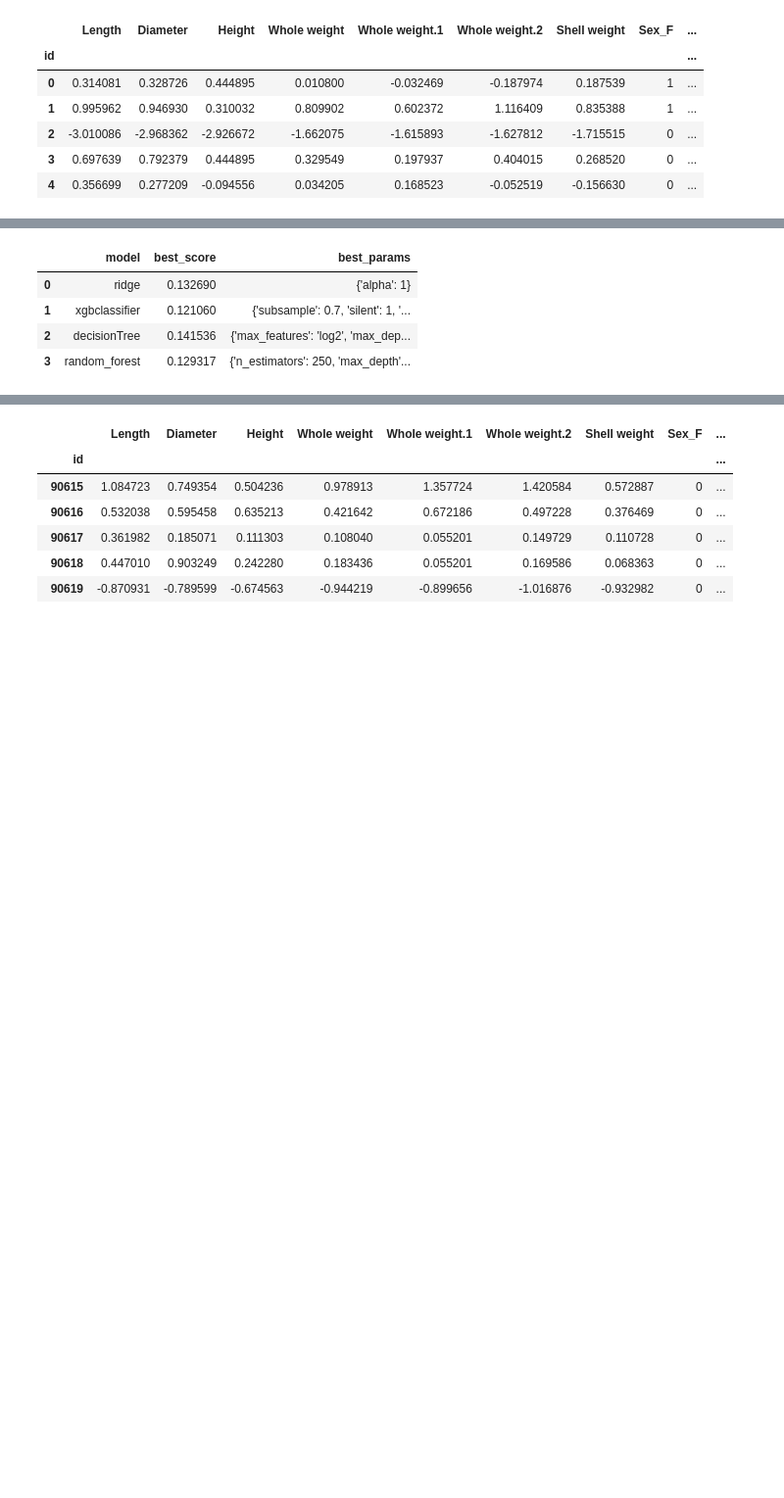
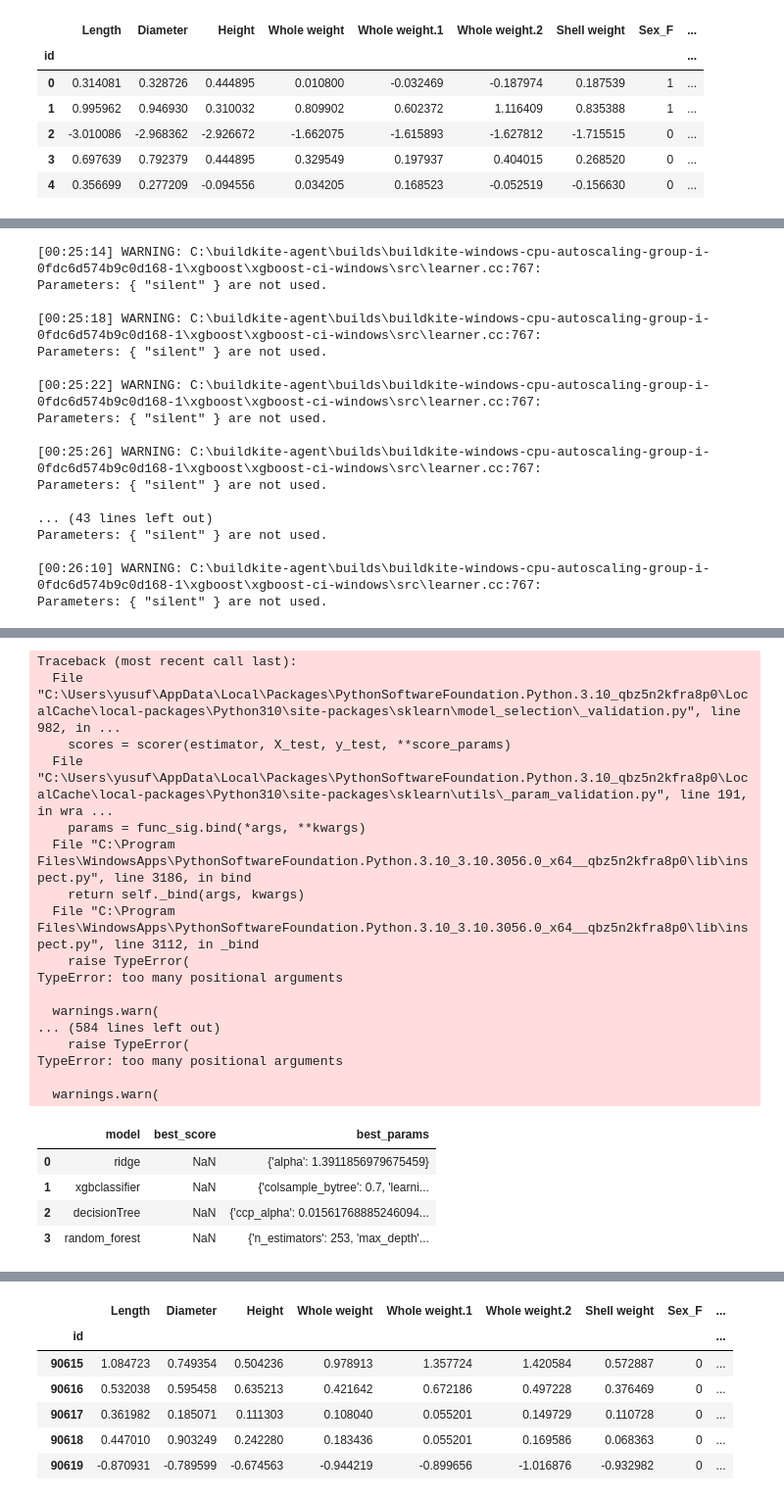
Before and after one commit to ysfcil/Data-Analysis, a Jupyter notebook: kaggle/abalone.ipynb, the cells around one changed output, grey strips where cells are left out. Shown at 98% size. Saved outputs shown, nothing was run; the diff lists cells and outputs as text; code cells hidden in the pictures; blank space fills up the shorter version.

```diff
--- a/kaggle/abalone.ipynb
+++ b/kaggle/abalone.ipynb
@@ -132,12 +133,18 @@ x_train, x_test, y_train, y_test = train_test_split(x, y, stratify=y, random_sta
 from xgboost import XGBRegressor
 from sklearn.linear_model import Ridge
 from sklearn.ensemble import RandomForestRegressor
+from scipy.stats import loguniform
+params = loguniform(1, 10)
+params2 = loguniform (0.0001, 1000)
+params3 = loguniform (0, 100)
+params4 = range(1, 300)
+params5 = loguniform(0.0001, 0.1)
 model_params = {
 
         'ridge': {
             'model': Ridge(),
             'params': {
-                'alpha':[1, 10]
+                'alpha':params
             }
         },
         "xgbclassifier":
@@ -146,14 +153,13 @@ model_params = {
             "params":
             {
               'nthread':[4], #when use hyperthread, xgboost may become slower
-              'objective':['reg:linear'],
-              'learning_rate': [.03, 0.05, .07], #so called `eta` value
+              'learning_rate': params5, #so called `eta` value
               'max_depth': [5, 6, 7],
               'min_child_weight': [4],
               'silent': [1],
               'subsample': [0.7],
               'colsample_bytree': [0.7],
-              'n_estimators': [500]
+              'n_estimators': params4
             }
         },
         "decisionTree":
@@ -162,7 +168,7 @@ model_params = {
             "params":
             {
               'max_features': ['auto', 'sqrt', 'log2'],
-              'ccp_alpha': [0.1, .01, .001],
+              'ccp_alpha': params5,
               'max_depth' : [5, 6, 7, 8, 9],
               'criterion' :['absolute_error', 'poisson', 'friedman_mse', 'squared_error']
             }
@@ -170,24 +176,30 @@ model_params = {
         'random_forest': {
         'model': RandomForestRegressor(),
         'params' : {
-            'n_estimators': [100, 150, 200, 250, 300],
+            'n_estimators': params4,
             'max_depth': [1,2,3,4]
         }
     }
     }
 # %%
 from sklearn.model_selection import GridSearchCV
+from sklearn.experimental import enable_halving_search_cv
 from sklearn.model_selection import ShuffleSplit
 from sklearn.metrics import r2_score, root_mean_squared_log_error
+from sklearn.model_selection import RandomizedSearchCV
+from sklearn.decomposition import PCA
+pca = PCA(n_components=3)
+x = pca.fit_transform(x)
+
 scores = []
+
 cv = ShuffleSplit(n_splits=5, test_size=0.2, random_state=0)
 for model_name, mp in model_params.items():
-    clf =  RandomizedSearchCV(mp['model'], mp['params'], return_train_score=False ,n_iter = 10, cv = cv, verbose=2, random_state=42)
-    clf.fit(x_train, y_train)
-    y_predd = clf.predict(x_test)
+    clf =  RandomizedSearchCV(mp['model'], mp['params'], scoring=root_mean_squared_log_error,n_iter = 5, return_train_score=False,  cv = cv)
+    clf.fit(x, y)
     scores.append({
         'model': model_name,
-        'best_score': root_mean_squared_log_error(y_test, y_predd),
+        'best_score': clf.best_score_,
         'best_params': clf.best_params_
     })
 
@@ -250,0 +252,17 @@ Fitting 3 folds for each of 10 candidates, totalling 30 fits
+[00:25:14] WARNING: C:\buildkite-agent\builds\buildkite-windows-cpu-autoscaling-group-i-0fdc6d574b9c0d168-1\xgboost\xgboost-ci-windows\src\learner.cc:767:
+Parameters: { "silent" } are not used.
+
+[00:25:18] WARNING: C:\buildkite-agent\builds\buildkite-windows-cpu-autoscaling-group-i-0fdc6d574b9c0d168-1\xgboost\xgboost-ci-windows\src\learner.cc:767:
+Parameters: { "silent" } are not used.
+
+[00:25:22] WARNING: C:\buildkite-agent\builds\buildkite-windows-cpu-autoscaling-group-i-0fdc6d574b9c0d168-1\xgboost\xgboost-ci-windows\src\learner.cc:767:
+Parameters: { "silent" } are not used.
+
+[00:25:26] WARNING: C:\buildkite-agent\builds\buildkite-windows-cpu-autoscaling-group-i-0fdc6d574b9c0d168-1\xgboost\xgboost-ci-windows\src\learner.cc:767:
+Parameters: { "silent" } are not used.
+
+... (43 lines left out)
+Parameters: { "silent" } are not used.
+
+[00:26:10] WARNING: C:\buildkite-agent\builds\buildkite-windows-cpu-autoscaling-group-i-0fdc6d574b9c0d168-1\xgboost\xgboost-ci-windows\src\learner.cc:767:
+Parameters: { "silent" } are not used.
@@ -251,5 +271,22 @@ Fitting 3 folds for each of 10 candidates, totalling 30 fits
+Traceback (most recent call last):
+  File "C:\Users\yusuf\AppData\Local\Packages\PythonSoftwareFoundation.Python.3.10_qbz5n2kfra8p0\LocalCache\local-packages\Python310\site-packages\sklearn\model_selection\_validation.py", line 982, in ...
+    scores = scorer(estimator, X_test, y_test, **score_params)
+  File "C:\Users\yusuf\AppData\Local\Packages\PythonSoftwareFoundation.Python.3.10_qbz5n2kfra8p0\LocalCache\local-packages\Python310\site-packages\sklearn\utils\_param_validation.py", line 191, in wra ...
+    params = func_sig.bind(*args, **kwargs)
+  File "C:\Program Files\WindowsApps\PythonSoftwareFoundation.Python.3.10_3.10.3056.0_x64__qbz5n2kfra8p0\lib\inspect.py", line 3186, in bind
+    return self._bind(args, kwargs)
+  File "C:\Program Files\WindowsApps\PythonSoftwareFoundation.Python.3.10_3.10.3056.0_x64__qbz5n2kfra8p0\lib\inspect.py", line 3112, in _bind
+    raise TypeError(
+TypeError: too many positional arguments
+
+  warnings.warn(
+... (584 lines left out)
+    raise TypeError(
+TypeError: too many positional arguments
+
+  warnings.warn(
 |  | model | best_score | best_params |
-| 0 | ridge | 0.132690 | {'alpha': 1} |
-| 1 | xgbclassifier | 0.121060 | {'subsample': 0.7, 'silent': 1, '... |
-| 2 | decisionTree | 0.141536 | {'max_features': 'log2', 'max_dep... |
-| 3 | random_forest | 0.129317 | {'n_estimators': 250, 'max_depth'... |
+| 0 | ridge | NaN | {'alpha': 1.3911856979675459} |
+| 1 | xgbclassifier | NaN | {'colsample_bytree': 0.7, 'learni... |
+| 2 | decisionTree | NaN | {'ccp_alpha': 0.01561768885246094... |
+| 3 | random_forest | NaN | {'n_estimators': 253, 'max_depth'... |
```
Also changed, not shown: parts of 9 cells of this notebook, 23 other files.
